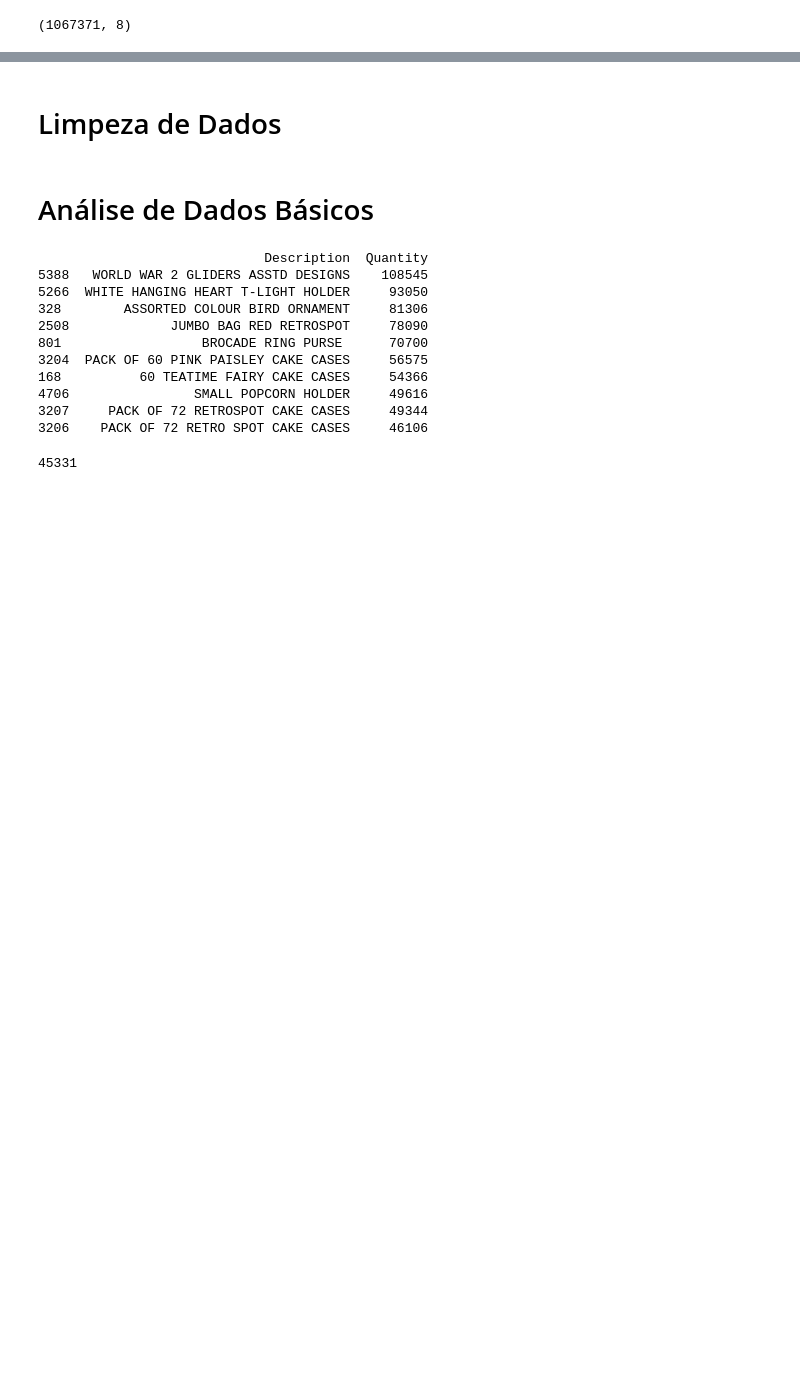
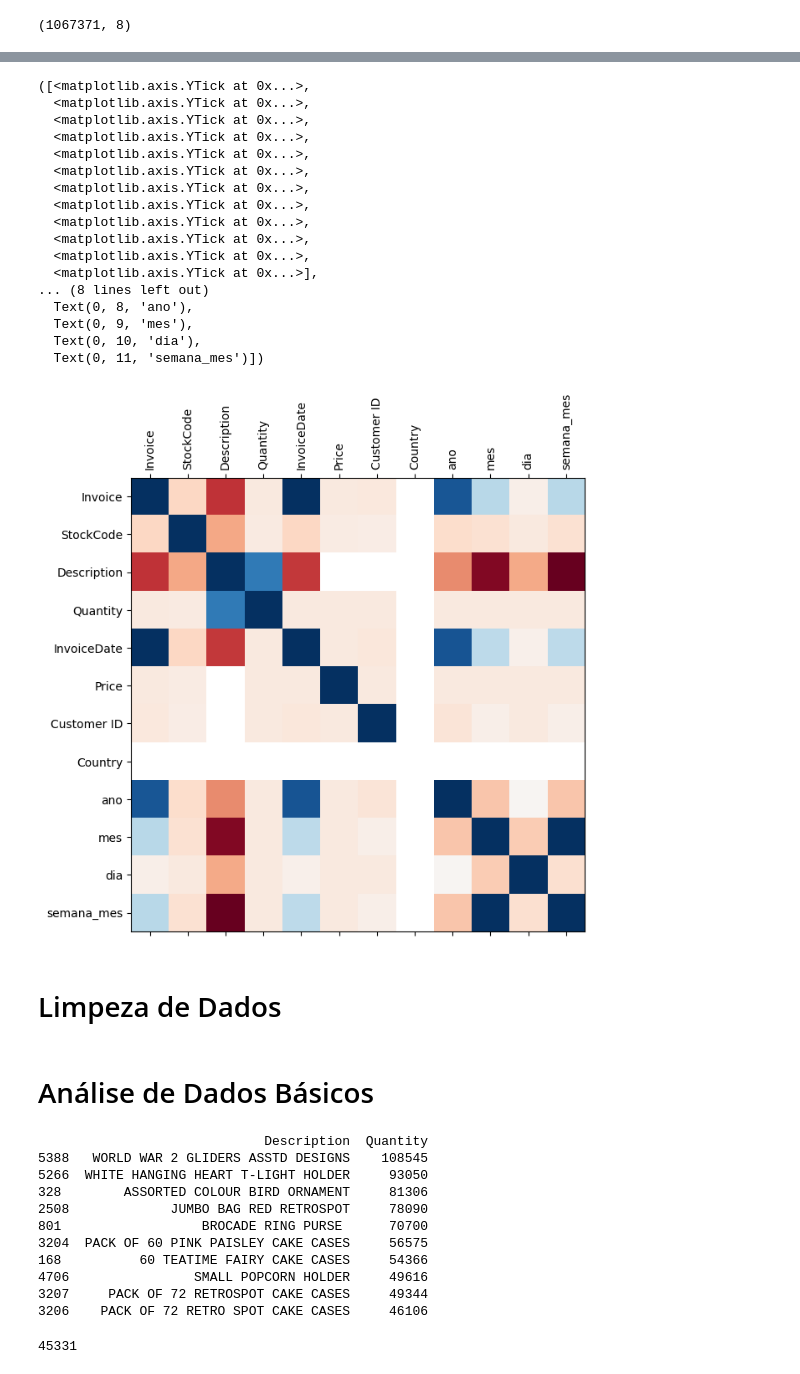
Before and after one commit to nickmorche/online_retail_data_analysis, a Jupyter notebook: data_analysis.ipynb, the cells around one changed output, grey strips where cells are left out. Drawn from its saved outputs; the diff is of its cells as text; code cells hidden in the pictures; blank space fills up the shorter version.

Commit message:
Análise de correlação de colunas da tabela

```diff
--- a/data_analysis.ipynb
+++ b/data_analysis.ipynb
@@ -30,3 +49,31 @@ transactions.head()
+# %%
+# Análise de correlação de dados
+# Convert all columns to numeric, replacing errors with NaN
+df = transactions.apply(pd.to_numeric, errors='coerce')
+correlation = df.corr()
+fig = plt.figure(figsize=(7,7))
+plt.matshow(correlation, cmap='RdBu', fignum=fig.number)
+plt.xticks(range(len(correlation.columns)), correlation.columns, rotation='vertical')
+plt.yticks(range(len(correlation.columns)), correlation.columns)
+# %% [output]
+([<matplotlib.axis.YTick at 0x...>,
+  <matplotlib.axis.YTick at 0x...>,
+  <matplotlib.axis.YTick at 0x...>,
+  <matplotlib.axis.YTick at 0x...>,
+  <matplotlib.axis.YTick at 0x...>,
+  <matplotlib.axis.YTick at 0x...>,
+  <matplotlib.axis.YTick at 0x...>,
+  <matplotlib.axis.YTick at 0x...>,
+  <matplotlib.axis.YTick at 0x...>,
+  <matplotlib.axis.YTick at 0x...>,
+  <matplotlib.axis.YTick at 0x...>,
+  <matplotlib.axis.YTick at 0x...>],
+... (8 lines left out)
+  Text(0, 8, 'ano'),
+  Text(0, 9, 'mes'),
+  Text(0, 10, 'dia'),
+  Text(0, 11, 'semana_mes')])
+[figure, added]
 # %% [markdown]
 # Limpeza de Dados
 # %%
```
Also changed, not shown: parts of 10 cells of this notebook.
